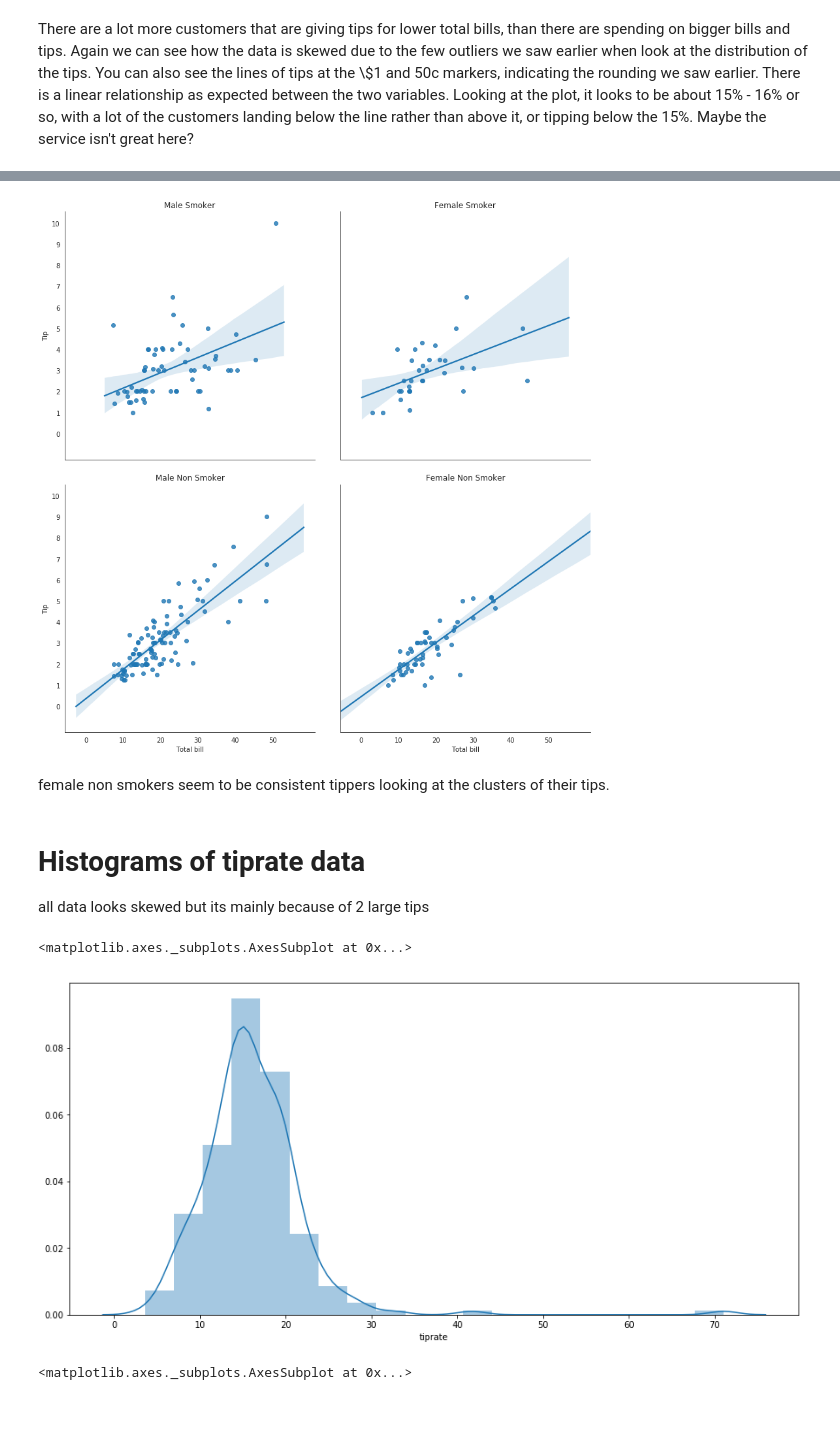
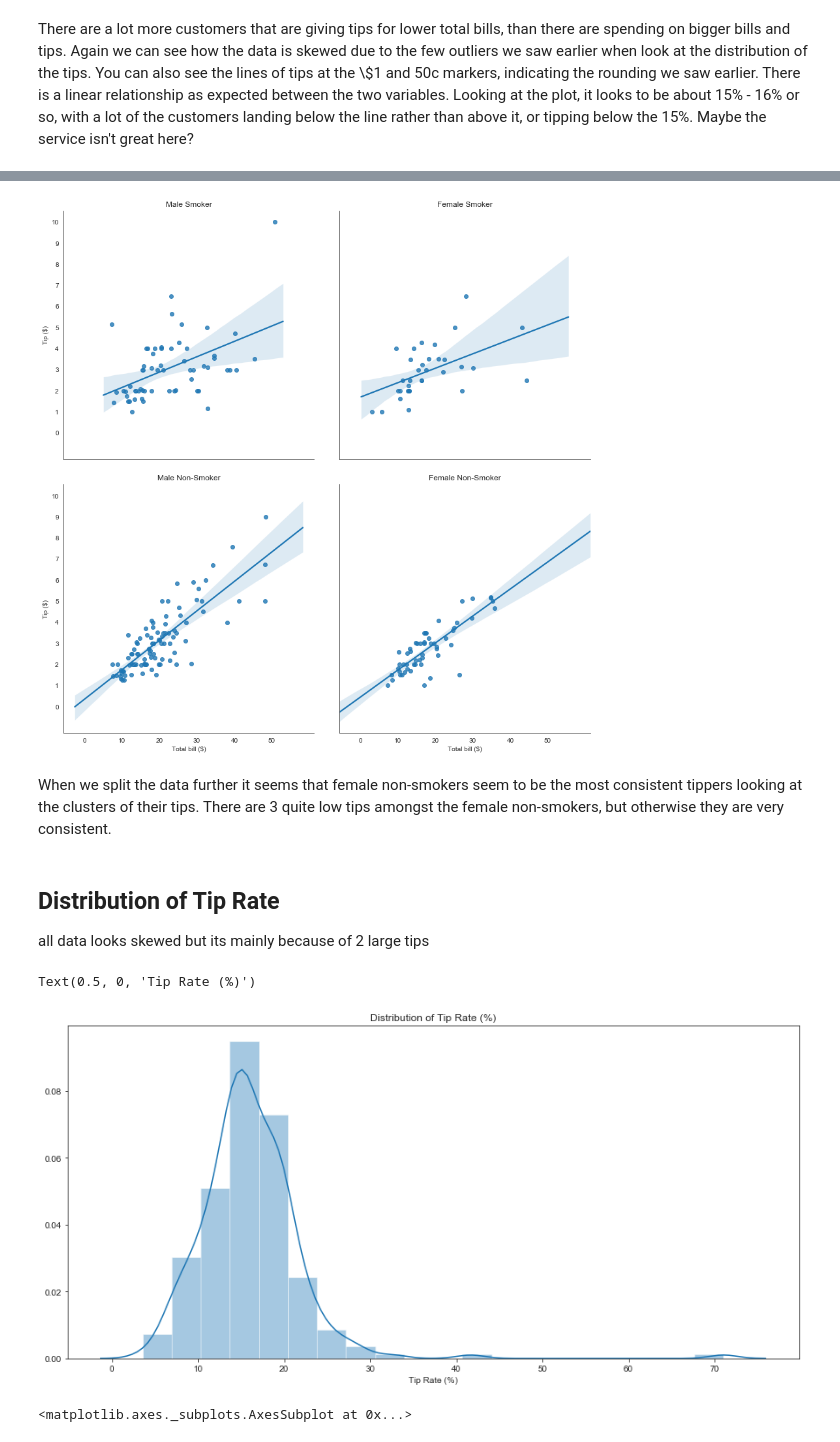
Before and after one commit to zoecahill1/fundamentals-project, a Jupyter notebook: tips-dataset.ipynb, the cells around one changed output, grey strips where cells are left out. Saved outputs shown, nothing was run; the diff lists cells and outputs as text; code cells hidden in the pictures; blank space fills up the shorter version.

Commit message:
added tip vs total bill with sex and smoking

```diff
--- a/tips-dataset.ipynb
+++ b/tips-dataset.ipynb
@@ -369,29 +384,34 @@ smokers seem to be very erratic with lots of variablity. seems to be no consiste
 with sns.axes_style("white"):
     g = sns.FacetGrid(tips, row="smoker", col="sex", height=6)
 g.map(sns.regplot, "total_bill", "tip");
-g.set_axis_labels("Total bill", "Tip");
+g.set_axis_labels("Total bill (\$)", "Tip (\$)");
 axes = g.axes.flatten()
+# Setting Ticks
 plt.xticks(np.arange(0, 51, step=10.0))
 plt.yticks(np.arange(0, 11, step=1.0))
+# Set subplot titles
 axes[0].set_title("Male Smoker")
 axes[1].set_title("Female Smoker")
-axes[2].set_title("Male Non Smoker")
-axes[3].set_title("Female Non Smoker")
+axes[2].set_title("Male Non-Smoker")
+axes[3].set_title("Female Non-Smoker")
+# Adding some space between plots
 g.fig.subplots_adjust(wspace=.1, hspace=.1);
 #[3]
 # %% [output]
-[figure, old version]
+[figure, new version]
 # %% [markdown]
-female non smokers seem to be consistent tippers looking at the clusters of their tips.
+When we split the data further it seems that female non-smokers seem to be the most consistent tippers looking at the clusters of their tips. There are 3 quite low tips amongst the female non-smokers, but otherwise they are very consistent.
 # %% [markdown]
-# Histograms of tiprate data
+## Distribution of Tip Rate <a class="ancor" id="tiprate"/>
 all data looks skewed but its mainly because of 2 large tips
 # %%
 # all data
 sns.distplot(tips["tiprate"], bins = 20)
+plt.title("Distribution of Tip Rate (%)")
+plt.xlabel("Tip Rate (%)")
 # %% [output]
-<matplotlib.axes._subplots.AxesSubplot at 0x...>
+Text(0.5, 0, 'Tip Rate (%)')
-[figure, old version]
+[figure, new version]
 # %%
 # all tips less than 35%
 tiprate35 = tips.tiprate[tips['tiprate']<=35.0]
```
Also changed, not shown: parts of 15 cells of this notebook, 1 other file.
